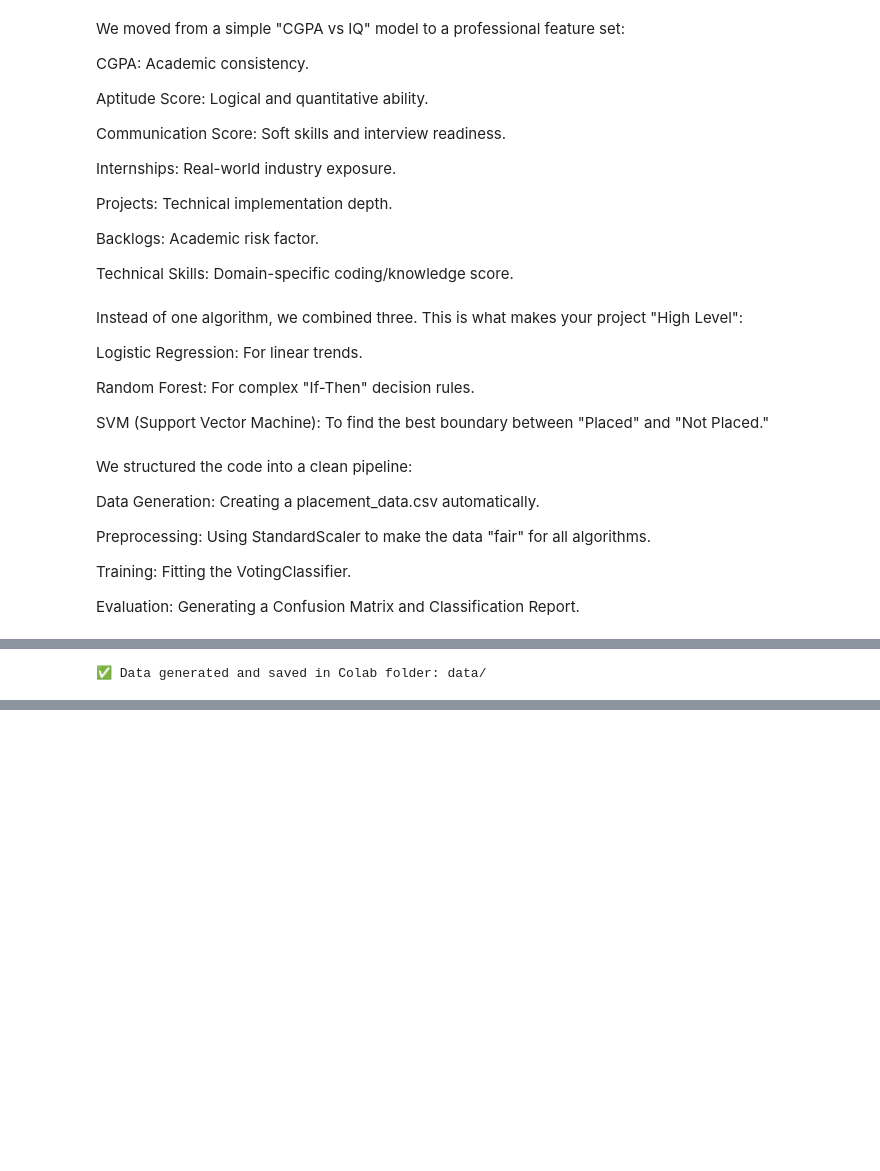
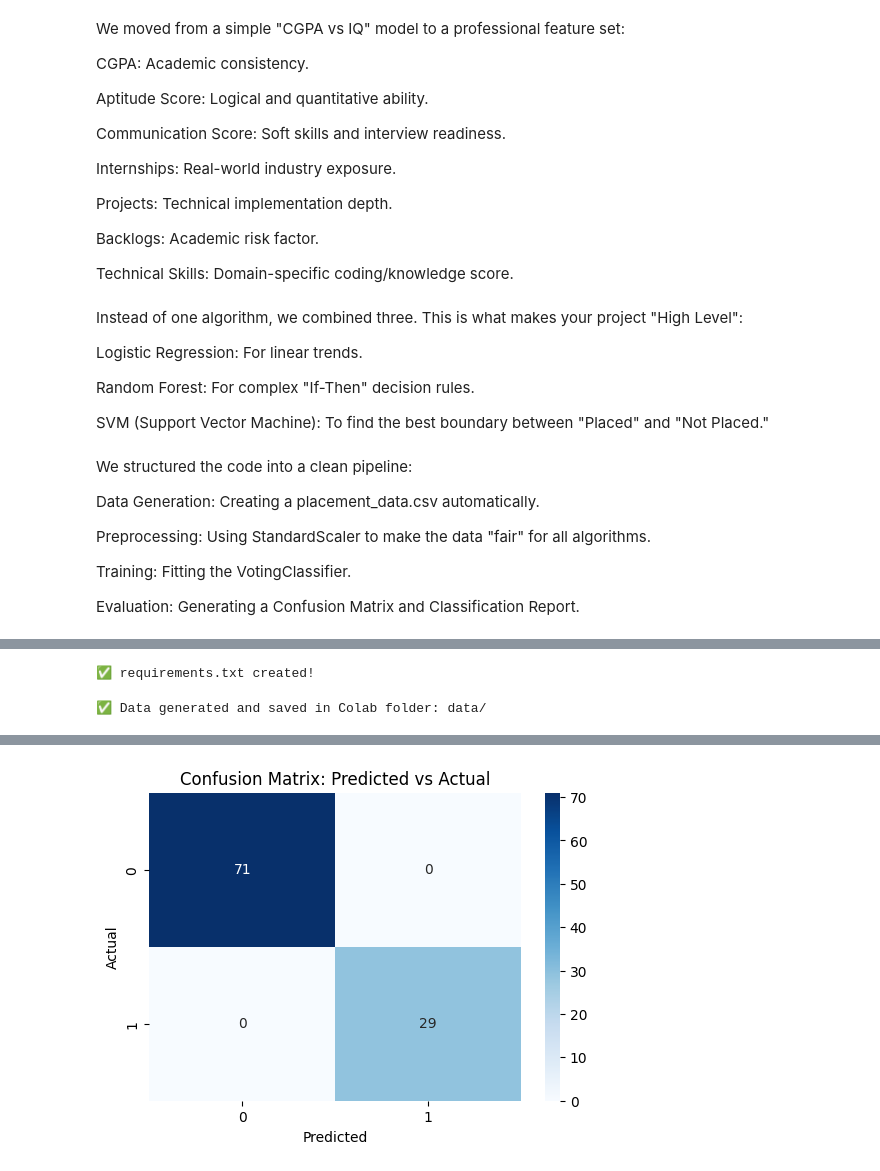
Before and after one commit to mohit25bai11111/SPIS-Ensemble-ML, a Jupyter notebook: notebooks/Placement_Predictor_Ensemble.ipynb, the cells around one changed output, grey strips where cells are left out. Drawn from its saved outputs; the diff is of its cells as text; code cells hidden in the pictures; blank space fills up the shorter version.

```diff
--- a/notebooks/Placement_Predictor_Ensemble.ipynb
+++ b/notebooks/Placement_Predictor_Ensemble.ipynb
@@ -39,3 +49,18 @@ Evaluation: Generating a Confusion Matrix and Classification Report.
+# %%
+requirements = """
+pandas
+numpy
+matplotlib
+seaborn
+scikit-learn
+"""
+
+with open('requirements.txt', 'w') as f:
+    f.write(requirements)
+
+print("✅ requirements.txt created!")
+# %% [output]
+✅ requirements.txt created!
 # %%
 import pandas as pd
 import numpy as np
@@ -64,3 +89,60 @@ df.to_csv('data/placement_data.csv', index=False)
 print("✅ Data generated and saved in Colab folder: data/")
 # %% [output]
 ✅ Data generated and saved in Colab folder: data/
+# %%
+import pandas as pd
+import numpy as np
+import matplotlib.pyplot as plt
+import seaborn as sns
+from sklearn.model_selection import train_test_split
+from sklearn.preprocessing import StandardScaler
+from sklearn.ensemble import RandomForestClassifier, VotingClassifier
+from sklearn.linear_model import LogisticRegression
+from sklearn.svm import SVC
+from sklearn.metrics import accuracy_score, classification_report, confusion_matrix
+
+# 1. Load the data
+# Adjust the path if your script is in /src and data is in /data
+df = pd.read_csv('data/placement_data.csv')
+
+# 2. Separate Features (X) and Target (y)
+X = df.drop('placement', axis=1)
+y = df['placement']
+
+# 3. Split into Training (80%) and Testing (20%)
+X_train, X_test, y_train, y_test = train_test_split(X, y, test_size=0.2, random_state=42)
+
+# 4. Feature Scaling (Crucial for SVM and Logistic Regression)
+scaler = StandardScaler()
+X_train_scaled = scaler.fit_transform(X_train)
+X_test_scaled = scaler.transform(X_test)
+
+# 5. Define the "Ensemble" Models
+clf1 = LogisticRegression()
+clf2 = RandomForestClassifier(n_estimators=100, random_state=42)
+clf3 = SVC(probability=True, random_state=42)
+
+# 6. Create the Voting Classifier
+ensemble_model = VotingClassifier(
+    estimators=[('lr', clf1), ('rf', clf2), ('svm', clf3)],
+    voting='soft' # 'soft' uses probabilities for better accuracy
+)
+
+# 7. Train the Ensemble
+ensemble_model.fit(X_train_scaled, y_train)
+
+# 8. Make Predictions and Evaluate
+y_pred = ensemble_model.predict(X_test_scaled)
+
+print(f"✅ Ensemble Model Accuracy: {accuracy_score(y_test, y_pred)*100:.2f}%")
+print("\n--- Classification Report ---")
+print(classification_report(y_test, y_pred))
+
+# 9. Visualization: Confusion Matrix
+plt.figure(figsize=(6,4))
+sns.heatmap(confusion_matrix(y_test, y_pred), annot=True, fmt='d', cmap='Blues')
+plt.title('Confusion Matrix: Predicted vs Actual')
+plt.xlabel('Predicted')
+plt.ylabel('Actual')
+plt.show()
+# %% [output]
@@ -66,0 +160 @@ print("✅ Data generated and saved in Colab folder: data/")
+[figure, added]
```
Also changed, not shown: parts of 8 cells of this notebook.
